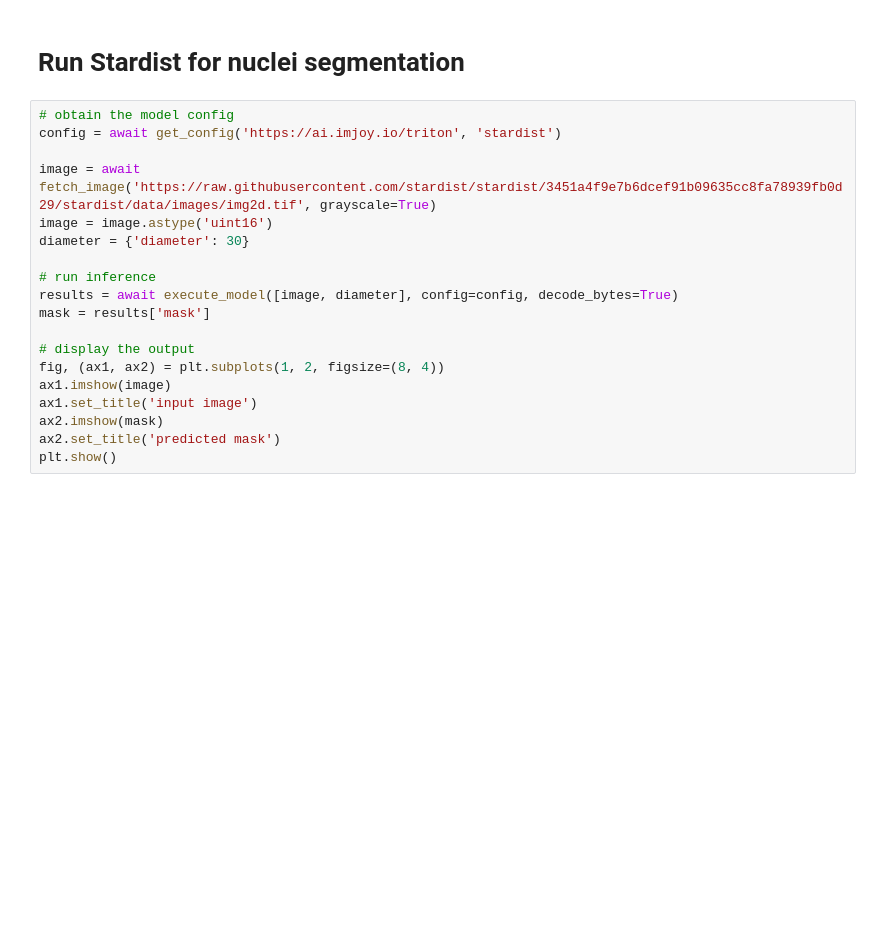
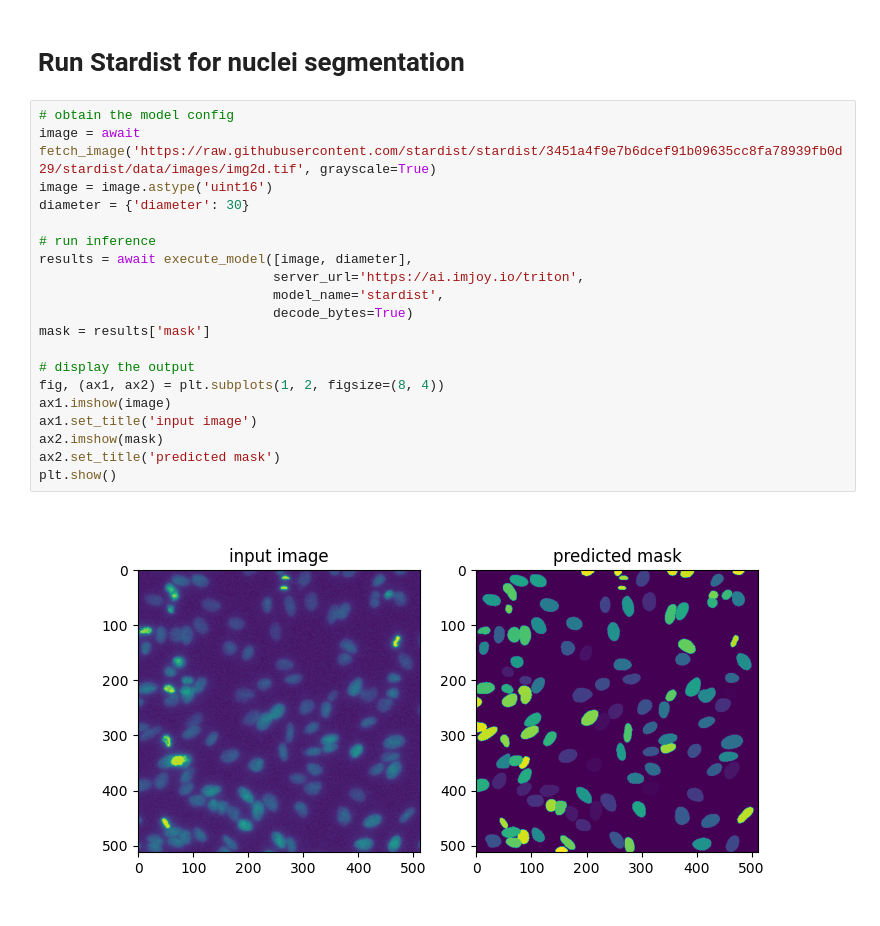
Before and after one commit to imjoy-team/imjoy-tutorials, a Jupyter notebook: 2-bioengine/1-bioengine-engine-tutorial.ipynb, the cells around one changed output. Cells and saved outputs as stored; diff of their text form; blank space fills up the shorter version.

```diff
--- a/2-bioengine/1-bioengine-engine-tutorial.ipynb
+++ b/2-bioengine/1-bioengine-engine-tutorial.ipynb
@@ -110,20 +119,23 @@ plt.show()
 # Run Stardist for nuclei segmentation
 # %%
 # obtain the model config
-config = await get_config('https://ai.imjoy.io/triton', 'stardist')
-
 image = await fetch_image('https://raw.githubusercontent.com/stardist/stardist/3451a4f9e7b6dcef91b09635cc8fa78939fb0d29/stardist/data/images/img2d.tif', grayscale=True)
 image = image.astype('uint16')
 diameter = {'diameter': 30}
 
 # run inference
-results = await execute_model([image, diameter], config=config, decode_bytes=True)
+results = await execute_model([image, diameter],
+                              server_url='https://ai.imjoy.io/triton',
+                              model_name='stardist',
+                              decode_bytes=True)
 mask = results['mask']
 
 # display the output
 fig, (ax1, ax2) = plt.subplots(1, 2, figsize=(8, 4))
 ax1.imshow(image)
 ax1.set_title('input image')
 ax2.imshow(mask)
 ax2.set_title('predicted mask')
 plt.show()
+# %% [output]
+[figure, added]
```
Also changed, not shown: parts of 4 cells of this notebook.
